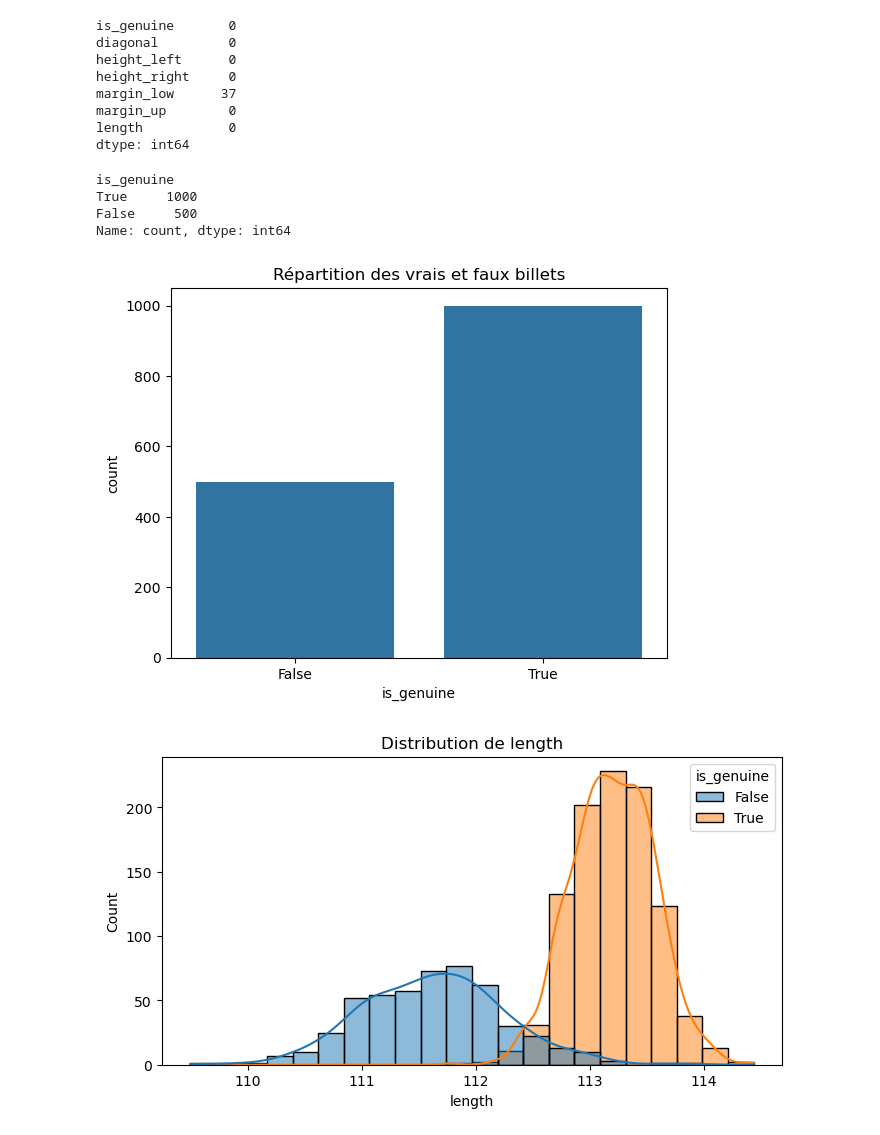
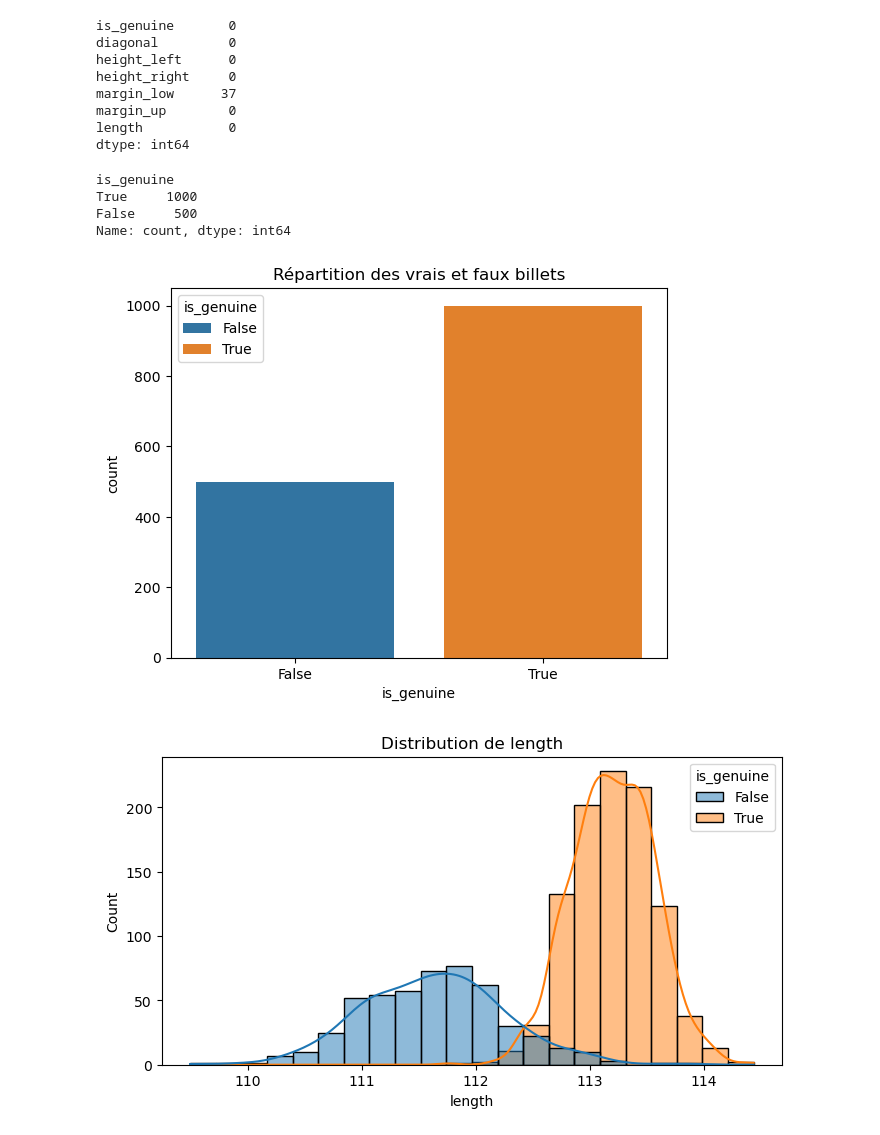
Before and after one commit to obenmaha/App-d-tection-faux-billet, a Jupyter notebook: Analyse notebook.ipynb, the cells around one changed output. Saved outputs shown, nothing was run; the diff lists cells and outputs as text; code cells hidden in the pictures.

```diff
--- a/Analyse notebook.ipynb
+++ b/Analyse notebook.ipynb
@@ -61,15 +61,15 @@ length           0
 dtype: int64
 # %%
 print(data['is_genuine'].value_counts())
-sns.countplot(x='is_genuine', data=data)
+sns.countplot(x='is_genuine', data=data, hue='is_genuine')
 plt.title("Répartition des vrais et faux billets")
 plt.show()
 # %% [output]
 is_genuine
 True     1000
 False     500
 Name: count, dtype: int64
-[figure, old version]
+[figure, new version]
 # %%
 # Histogrammes pour chaque caractéristique
 variables = ['length', 'height_left', 'height_right', 'margin_up', 'margin_low', 'diagonal']
```
Also changed, not shown: parts of 21 cells of this notebook.
